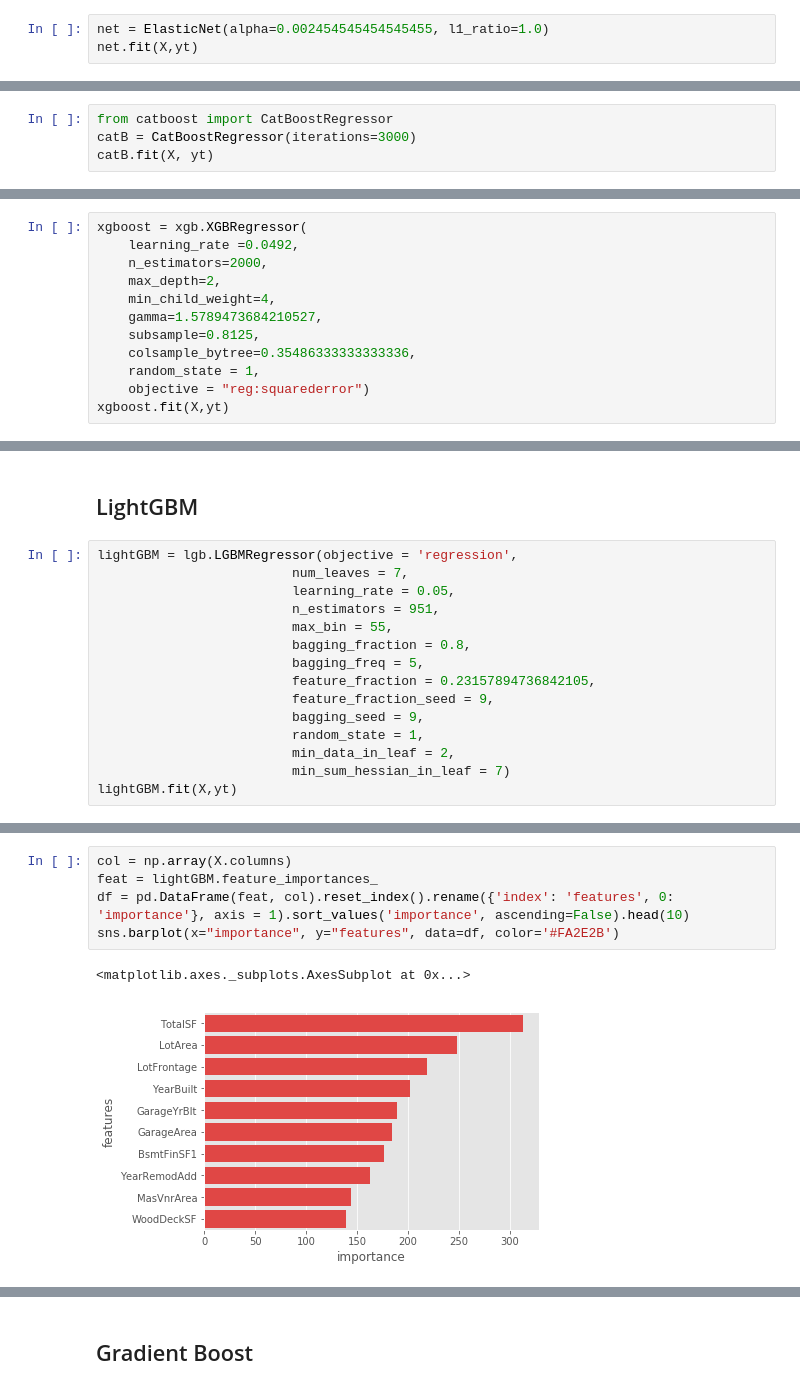
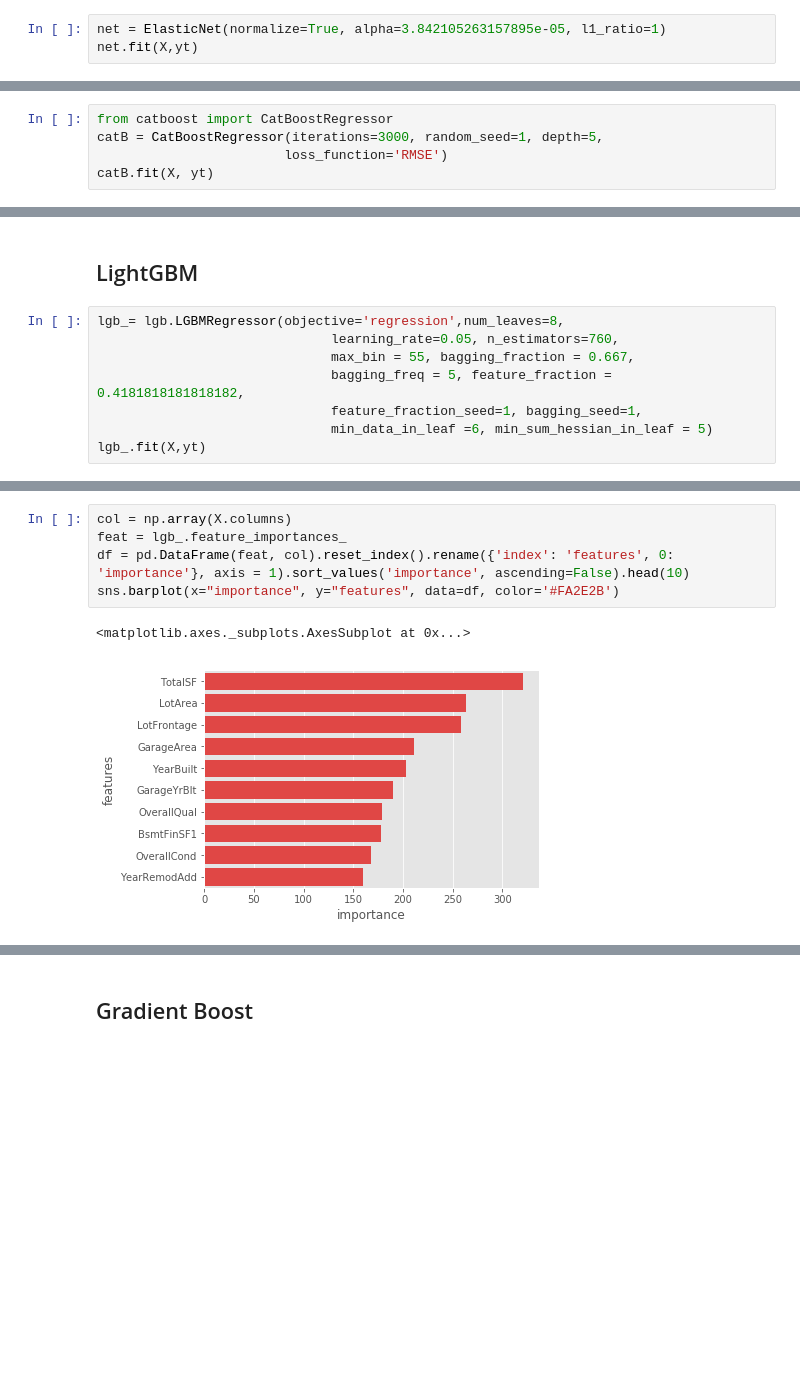
Before and after one commit to melaniezheng/ML_Project, a Jupyter notebook: Model/Models_Visualization.ipynb, the cells around one changed output, grey strips where cells are left out. Cells and saved outputs as stored; diff of their text form; blank space fills up the shorter version.

```diff
--- a/Model/Models_Visualization.ipynb
+++ b/Model/Models_Visualization.ipynb
@@ -197,6 +179,6 @@ sns.regplot(lasso_pred,act_pred)
 # %% [markdown]
 ### Elastic Net
 # %%
-net = ElasticNet(alpha=0.002454545454545455, l1_ratio=1.0)
+net = ElasticNet(normalize=True, alpha=3.842105263157895e-05, l1_ratio=1)
 net.fit(X,yt)
 # %% [output]
@@ -238,6 +220,7 @@ sns.regplot(net_pred,act_pred)
 ## CatBoost
 # %%
 from catboost import CatBoostRegressor
-catB = CatBoostRegressor(iterations=3000)
+catB = CatBoostRegressor(iterations=3000, random_seed=1, depth=5,
+                        loss_function='RMSE')
 catB.fit(X, yt)
 # %% [output]
@@ -279,12 +259,0 @@ sns.regplot(cat_pred,act_pred)
-# %%
-xgboost = xgb.XGBRegressor(
-    learning_rate =0.0492,
-    n_estimators=2000,
-    max_depth=2,
-    min_child_weight=4,
-    gamma=1.5789473684210527,
-    subsample=0.8125,
-    colsample_bytree=0.35486333333333336,
-    random_state = 1,
-    objective = "reg:squarederror")
-xgboost.fit(X,yt)
@@ -315,18 +260,11 @@ sns.regplot(lgb_pred,act_pred)
 # %% [markdown]
 ## LightGBM
 # %%
-lightGBM = lgb.LGBMRegressor(objective = 'regression',
-                         num_leaves = 7,
-                         learning_rate = 0.05,
-                         n_estimators = 951,
-                         max_bin = 55,
-                         bagging_fraction = 0.8,
-                         bagging_freq = 5,
-                         feature_fraction = 0.23157894736842105,
-                         feature_fraction_seed = 9,
-                         bagging_seed = 9,
-                         random_state = 1,
-                         min_data_in_leaf = 2,
-                         min_sum_hessian_in_leaf = 7)
-lightGBM.fit(X,yt)
+lgb_= lgb.LGBMRegressor(objective='regression',num_leaves=8,
+                              learning_rate=0.05, n_estimators=760,
+                              max_bin = 55, bagging_fraction = 0.667,
+                              bagging_freq = 5, feature_fraction = 0.4181818181818182,
+                              feature_fraction_seed=1, bagging_seed=1,
+                              min_data_in_leaf =6, min_sum_hessian_in_leaf = 5)
+lgb_.fit(X,yt)
 # %% [output]
@@ -341,10 +279,10 @@ LGBMRegressor(bagging_fraction=0.8, bagging_freq=5, bagging_seed=9,
               subsample=1.0, subsample_for_bin=200000, subsample_freq=0)
 # %%
 col = np.array(X.columns)
-feat = lightGBM.feature_importances_
+feat = lgb_.feature_importances_
 df = pd.DataFrame(feat, col).reset_index().rename({'index': 'features', 0: 'importance'}, axis = 1).sort_values('importance', ascending=False).head(10)
 sns.barplot(x="importance", y="features", data=df, color='#FA2E2B')
 # %% [output]
 <matplotlib.axes._subplots.AxesSubplot at 0x...>
-[figure, old version]
+[figure, new version]
 # %%
```
Also changed, not shown: parts of 30 cells of this notebook.
